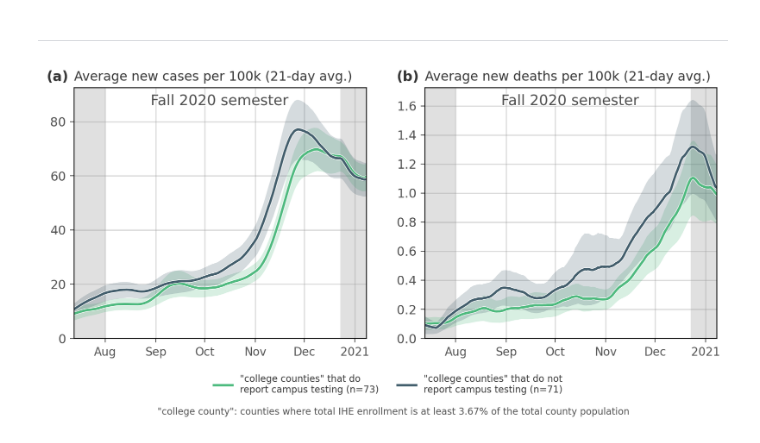
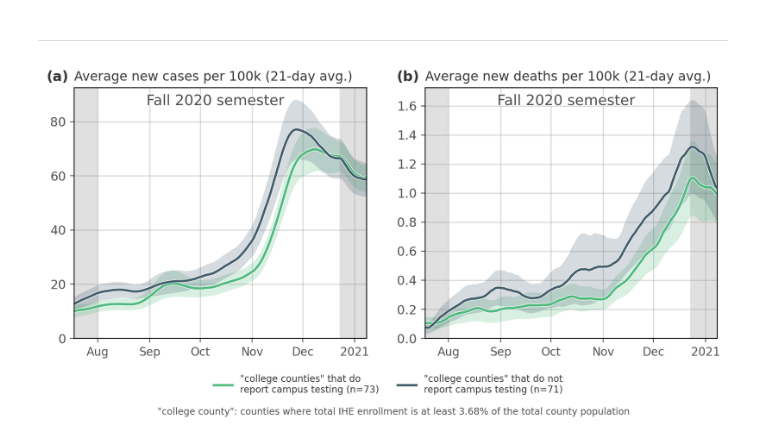
Before and after one commit to jkbren/campus-covid, a Jupyter notebook: code/main-figures.ipynb, the cells around one changed output. Saved outputs shown, nothing was run; the diff lists cells and outputs as text; code cells hidden in the pictures.

```diff
--- a/code/main-figures.ipynb
+++ b/code/main-figures.ipynb
@@ -72,7 +72,7 @@ cols2 = ["mediumseagreen","#2f4d5d"]
 pe1 = [path_effects.Stroke(linewidth=1.5,foreground='w'),path_effects.Normal()]
 pe2 = [path_effects.Stroke(linewidth=lw*1.5,foreground='w',alpha=0.9),path_effects.Normal()]
 
-plot_min_date = '2020-07-13'
+plot_min_date = '2020-07-18'
 plot_max_date = '2021-01-08'
 # %%
 ihe_df    = pd.read_csv('../data/campus_covid_fall2020_full.csv', dtype={'ipeds_id':str, 'fips':str})
@@ -97,7 +97,7 @@ summary_df.head()
 | 3 | 01033 | Hybrid | 1654 | 55241 | 1654 | 55241 | ... |
 | 4 | 01035 | Primarily Online | 209 | 12067 | 209 | 12067 | ... |
 # %%
-percent_thresh = 0.036701726024525115
+percent_thresh = 0.03683369933503948
 
 fips_inperson = summary_df.loc[(summary_df['frac_pop_enrollment_fulltime']>percent_thresh)&\
                                (summary_df['status_merge']=='Primarily In Person')]['fips'].unique()
@@ -231,34 +231,34 @@ for ix,var_i in enumerate(plot_vars):
                        color='.7', alpha=0.4, zorder=0, lw=0)
     ax[ix].text(date_dict['2020-10-10'],ylim0[1]*0.975,'Fall 2020 semester',
                 va='top',ha='center',color='.3', path_effects=pe1, fontsize=fs*1.4)
     ax[ix].set_ylim(0,ylim0[1])
 
 ax[0].set_title('Average new cases per 100k (%i-day avg.)'%wid, color='.2',
                 x=0,ha='left',fontsize=fs*1.25)
 ax[1].set_title('Average new deaths per 100k (%i-day avg.)'%wid, color='.2',
                 x=0,ha='left',fontsize=fs*1.25)
 
 l = ax[0].legend(fontsize=fs*0.9, loc=1, ncol=3, framealpha=0, bbox_to_anchor=[1.7, -0.11])
 for text in l.get_texts():
     text.set_color('.2')
 
 letts = ["(a)","(b)"]
 for ai, a in enumerate(fig.axes):
     a.text(-0.02, 1.015, letts[ai], ha='right', va='bottom', transform=a.transAxes,
            fontweight='bold', fontsize='large', color='.2')
     a.set_xticks([date_dict[i] for i in dates_tt])
     a.set_xticklabels(dates_ll)
     a.tick_params(axis='y', labelcolor='.3', color='.3',labelsize=fs*1.2)
     a.tick_params(axis='x', labelcolor='.3', color='.3',labelsize=fs*1.1)
     a.grid(linewidth=1.0, color='.6', alpha=0.35)
-    a.set_xlim(date_dict['2020-07-13'], date_dict['2021-01-08'])
+    a.set_xlim(date_dict[plot_min_date], date_dict[plot_max_date])
 
 ax[0].text(0.285, -0.275, '"college county": counties where total IHE enrollment '+\
                         'is at least %.2f%% of the total county population'%(percent_thresh*100),
             ha='left',va='top',color='.3',fontsize=fs*0.9,transform=ax[0].transAxes)
 
-plt.savefig('../figs/pngs/matching_casedeaths_testing.png', bbox_inches='tight', dpi=425)
-plt.savefig('../figs/pdfs/matching_casedeaths_testing.pdf', bbox_inches='tight', dpi=425)
+# plt.savefig('../figs/pngs/matching_casedeaths_testing.png', bbox_inches='tight', dpi=425)
+# plt.savefig('../figs/pdfs/matching_casedeaths_testing.pdf', bbox_inches='tight', dpi=425)
 plt.show()
 # %% [output]
-[figure, old version]
+[figure, new version]
```
Also changed, not shown: parts of 2 cells of this notebook, 12 other files.
